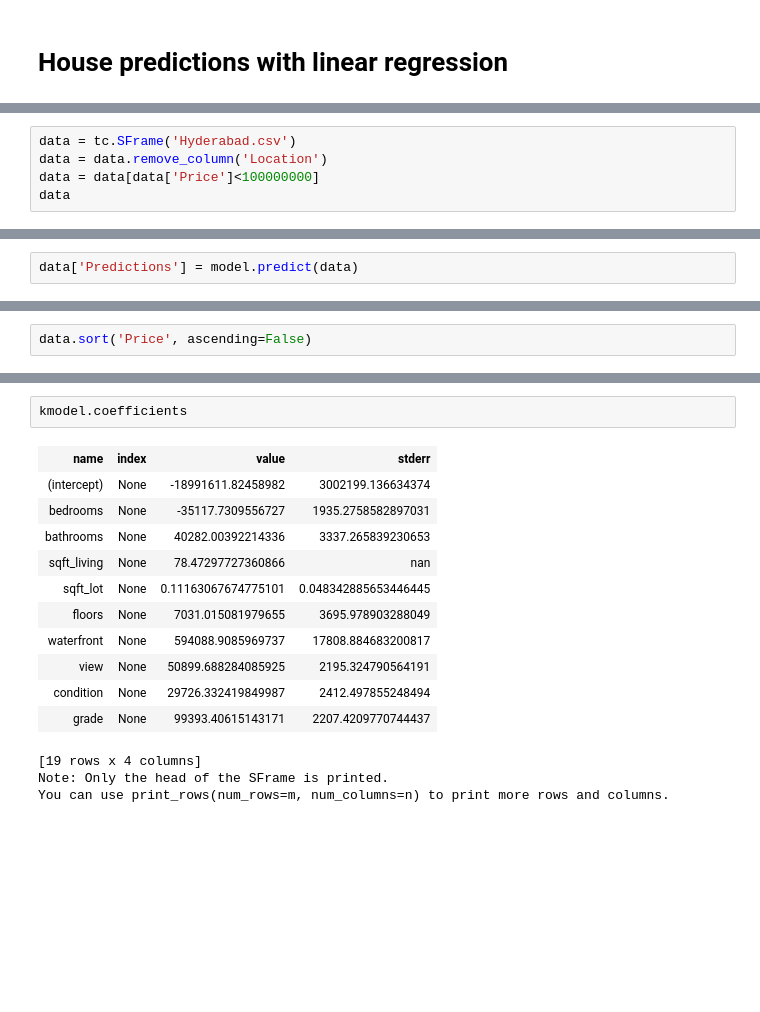
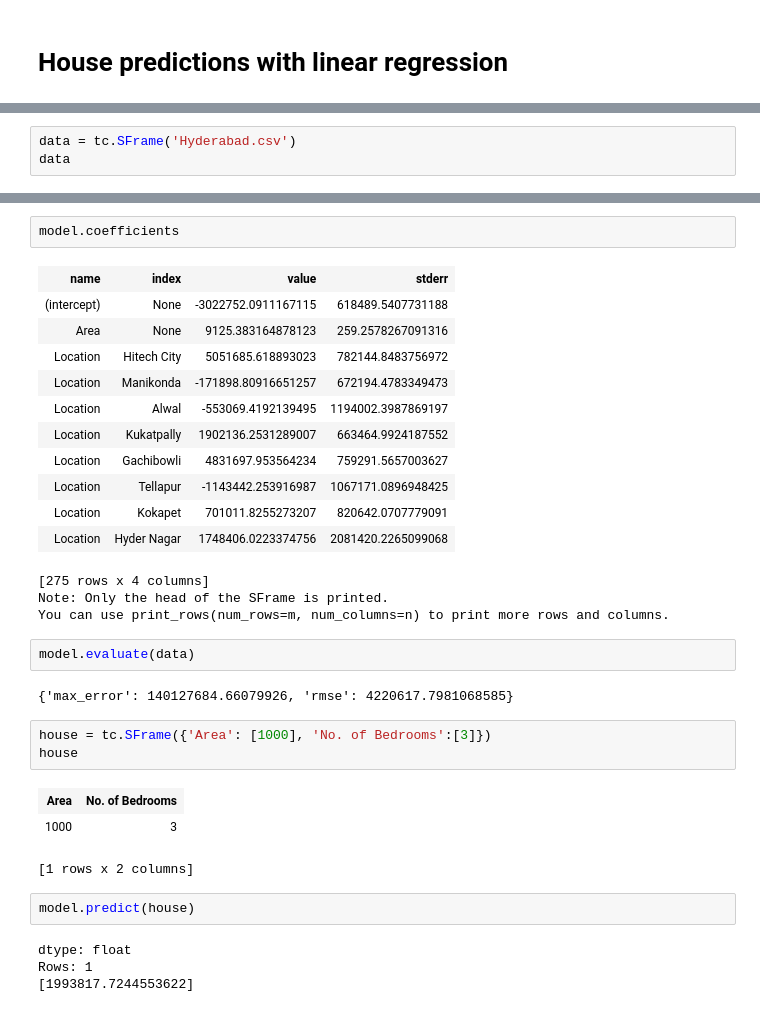
Before and after one commit to luisguiserrano/manning, a Jupyter notebook: Chapter 3 - Linear Regression/House_Predictions.ipynb, the cells around one changed output, grey strips where cells are left out. Drawn from its saved outputs; the diff is of its cells as text; blank space fills up the shorter version.

```diff
--- a/Chapter 3 - Linear Regression/House_Predictions.ipynb
+++ b/Chapter 3 - Linear Regression/House_Predictions.ipynb
@@ -5,7 +8,5 @@ import turicreate as tc
 # %%
 data = tc.SFrame('Hyderabad.csv')
-data = data.remove_column('Location')
-data = data[data['Price']<100000000]
 data
 # %% [output]
 Finished parsing file /Users/luisserrano/Documents/Book/code/manning/Chapter 3 - Linear Regression/Hyderabad.csv
@@ -148,2 +80,0 @@ You can use print_rows(num_rows=m, num_columns=n) to print more rows and columns
-# %%
-data['Predictions'] = model.predict(data)
@@ -267,2 +111,0 @@ Parsing completed. Parsed 2518 lines in 0.026264 secs.
-# %%
-data.sort('Price', ascending=False)
@@ -385,19 +143,36 @@ Starting Newton Method
 +-----------+----------+--------------+--------------------+----------------------+---------------------------------+-----------------------------------+
 ... (4 outputs left out)
 # %%
-kmodel.coefficients
+model.coefficients
 # %% [output]
 | name | index | value | stderr |
-| (intercept) | None | -18991611.82458982 | 3002199.136634374 |
-| bedrooms | None | -35117.7309556727 | 1935.2758582897031 |
-| bathrooms | None | 40282.00392214336 | 3337.265839230653 |
-| sqft_living | None | 78.47297727360866 | nan |
-| sqft_lot | None | 0.11163067674775101 | 0.048342885653446445 |
-| floors | None | 7031.015081979655 | 3695.978903288049 |
-| waterfront | None | 594088.9085969737 | 17808.884683200817 |
-| view | None | 50899.688284085925 | 2195.324790564191 |
-| condition | None | 29726.332419849987 | 2412.497855248494 |
-| grade | None | 99393.40615143171 | 2207.4209770744437 |
+| (intercept) | None | -3022752.0911167115 | 618489.5407731188 |
+| Area | None | 9125.383164878123 | 259.2578267091316 |
+| Location | Hitech City | 5051685.618893023 | 782144.8483756972 |
+| Location | Manikonda | -171898.80916651257 | 672194.4783349473 |
+| Location | Alwal | -553069.4192139495 | 1194002.3987869197 |
+| Location | Kukatpally | 1902136.2531289007 | 663464.9924187552 |
+| Location | Gachibowli | 4831697.953564234 | 759291.5657003627 |
+| Location | Tellapur | -1143442.253916987 | 1067171.0896948425 |
+| Location | Kokapet | 701011.8255273207 | 820642.0707779091 |
+| Location | Hyder Nagar | 1748406.0223374756 | 2081420.2265099068 |
-[19 rows x 4 columns]
+[275 rows x 4 columns]
 Note: Only the head of the SFrame is printed.
 You can use print_rows(num_rows=m, num_columns=n) to print more rows and columns.
+# %%
+model.evaluate(data)
+# %% [output]
+{'max_error': 140127684.66079926, 'rmse': 4220617.7981068585}
+# %%
+house = tc.SFrame({'Area': [1000], 'No. of Bedrooms':[3]})
+house
+# %% [output]
+| Area | No. of Bedrooms |
+| 1000 | 3 |
+[1 rows x 2 columns]
+# %%
+model.predict(house)
+# %% [output]
+dtype: float
+Rows: 1
+[1993817.7244553622]
```
Also changed, not shown: parts of 24 cells of this notebook, 3 other files.
